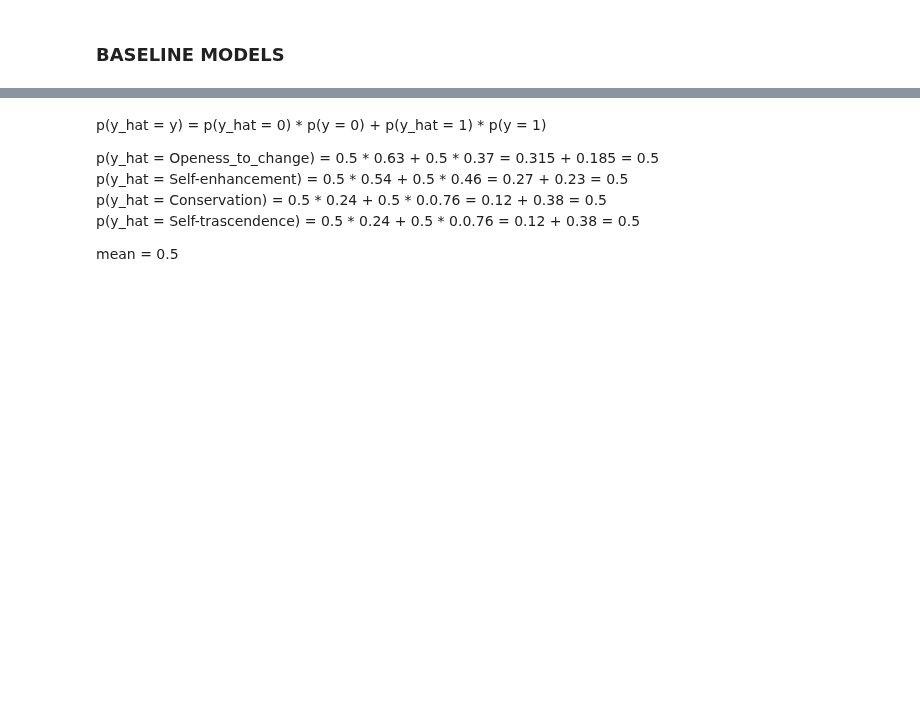
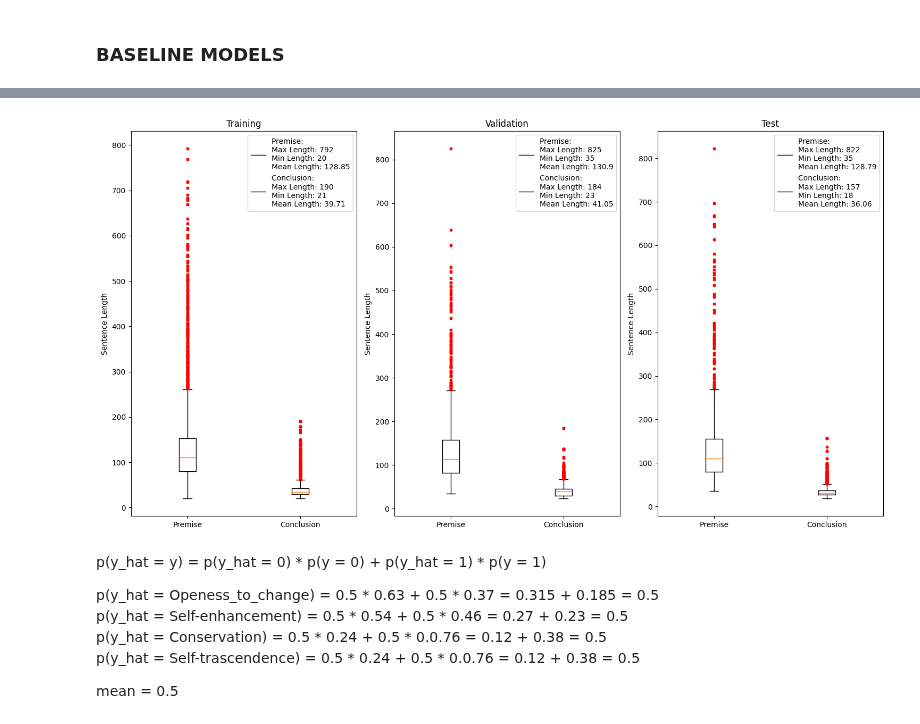
Before and after one commit to antoniototimorelli/nlp_unibo_2023-24_assignments, a Jupyter notebook: Assignment_2/Edo_first.ipynb, the cells around one changed output, grey strips where cells are left out. Saved outputs shown, nothing was run; the diff lists cells and outputs as text; code cells hidden in the pictures; blank space fills up the shorter version.

```diff
--- a/Assignment_2/Edo_first.ipynb
+++ b/Assignment_2/Edo_first.ipynb
@@ -388,0 +407,11 @@ TEST SET:
+# %%
+def refine_df(df):
+    new_df = df.copy()
+    new_df["Stance"] = df['Stance'].replace({'in favor of': 1, 'against': 0}).astype("float32")
+    new_df.drop(df.columns[4:], axis=1, inplace=True)
+    new_df['Label'] = df.iloc[:, 4:].apply(lambda x: list(x), axis=1)
+    return new_df
+
+train_dataframe = refine_df(train_df)
+test_dataframe = refine_df(test_df)
+valid_dataframe = refine_df(valid_df)
@@ -389,3 +472,34 @@ TEST SET:
+# %%
+def plot_sentence_lengths(train: pd.DataFrame, test_df:pd.DataFrame, valid_df:pd.DataFrame):
+    features = ['Premise', 'Conclusion']
+    train_lengths = train_df[features].apply(lambda x: x.str.len())
+    valid_lengths = valid_df[features].apply(lambda x: x.str.len())
+    test_lengths = test_df[features].apply(lambda x: x.str.len())
+
+    fig, axes = plt.subplots(nrows=1, ncols=3, figsize=(15, 8))
+    labels = ['Training', 'Validation', 'Test']
+    data = [train_lengths, valid_lengths, test_lengths]
+    flierprops = dict(marker='s', markerfacecolor='r', markersize=3,
+                  linestyle='none', markeredgecolor='r')
+
+
+    for i, ax in enumerate(axes):
+        ax.boxplot(data[i].values,flierprops=flierprops)
+        ax.set_xticklabels(['Premise', 'Conclusion'])
+        ax.set_title(labels[i])
+        ax.set_ylabel('Sentence Length')
+
+        text_lengths = compute_text_lengths(train_df, test_df, valid_df)
+        legend_premise_text = f"{features[0]}: \nMax Length: {text_lengths[features[0]][labels[i]]['Max Length']}\nMin Length: {text_lengths[features[0]][labels[i]]['Min Length']}\nMean Length: {text_lengths[features[0]][labels[i]]['Mean Length']}"
+        legend__conclusion_text = f"{features[1]}: \nMax Length: {text_lengths[features[1]][labels[i]]['Max Length']}\nMin Length: {text_lengths[features[1]][labels[i]]['Min Length']}\nMean Length: {text_lengths[features[1]][labels[i]]['Mean Length']}"
+        ax.legend([legend_premise_text,legend__conclusion_text], loc='upper right',ncol=1)
+
+    plt.tight_layout()
+    plt.show()
+
+plot_sentence_lengths(train_dataframe,test_dataframe,valid_dataframe)
+# %% [output]
+[figure, added]
 # %% [markdown]
 p(y_hat = y) = p(y_hat = 0) * p(y = 0) + p(y_hat = 1) * p(y = 1)
 
```
Also changed, not shown: parts of 16 cells of this notebook.
